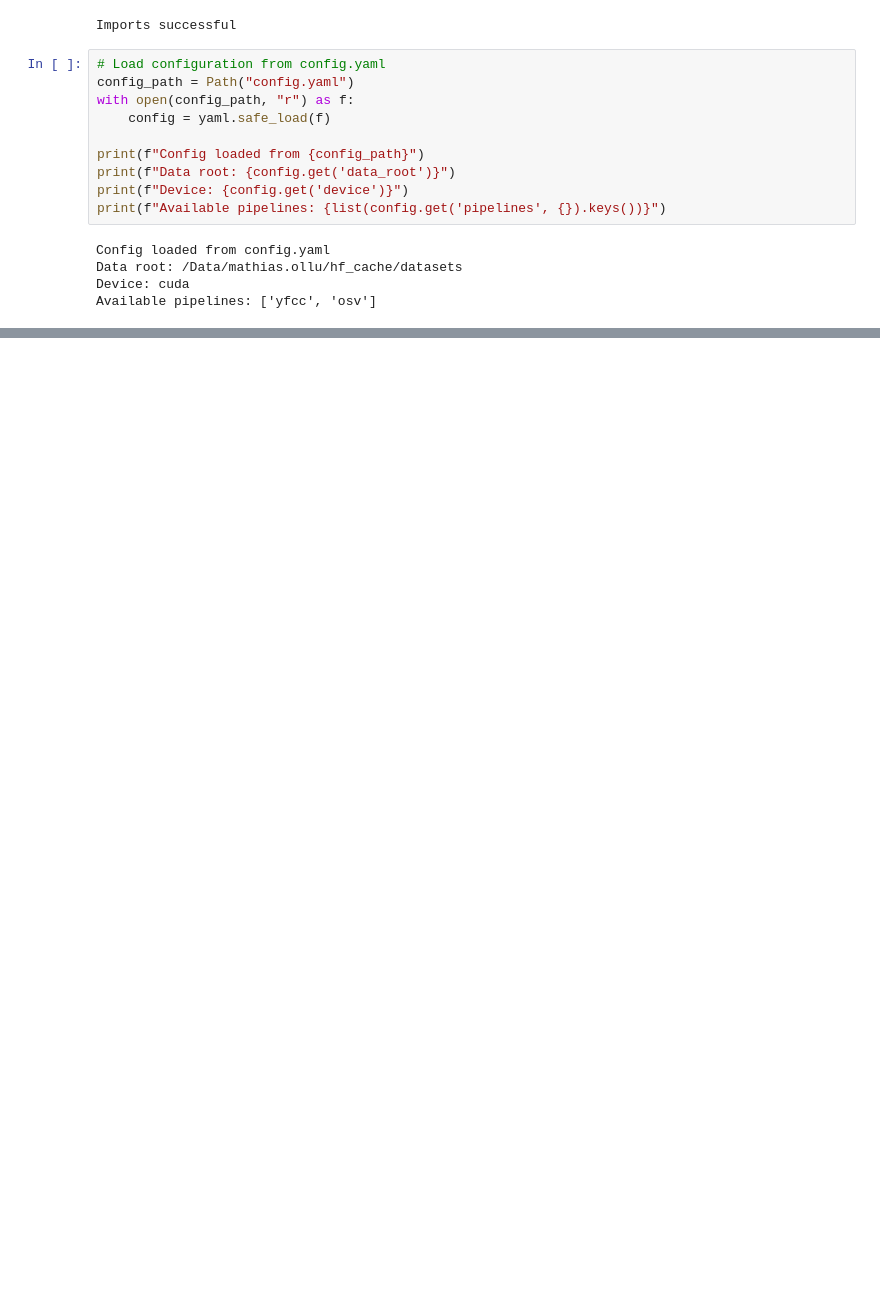
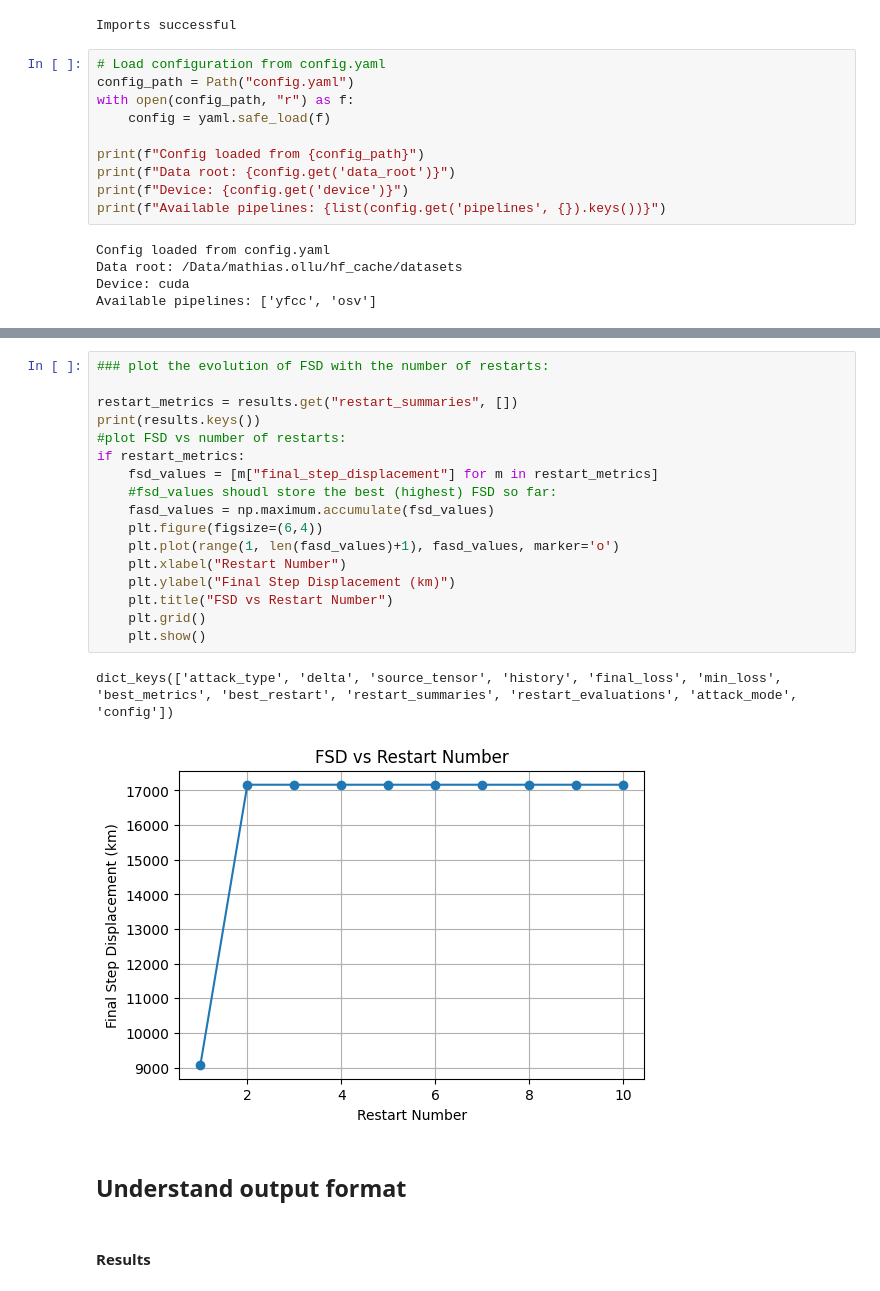
Before and after one commit to matol-16/geographic-privacy, a Jupyter notebook: adversarial_demo/demo_notebooks/eval_notebook_attacks.ipynb, the cells around one changed output, grey strips where cells are left out. Cells and saved outputs as stored; diff of their text form; blank space fills up the shorter version.

```diff
--- a/adversarial_demo/demo_notebooks/eval_notebook_attacks.ipynb
+++ b/adversarial_demo/demo_notebooks/eval_notebook_attacks.ipynb
@@ -262,0 +303,24 @@ GPS Coordinates:
+# %%
+### plot the evolution of FSD with the number of restarts:
+
+restart_metrics = results.get("restart_summaries", [])
+print(results.keys())
+#plot FSD vs number of restarts:
+if restart_metrics:
+    fsd_values = [m["final_step_displacement"] for m in restart_metrics]
+    #fsd_values shoudl store the best (highest) FSD so far:
+    fasd_values = np.maximum.accumulate(fsd_values)
+    plt.figure(figsize=(6,4))
+    plt.plot(range(1, len(fasd_values)+1), fasd_values, marker='o')
+    plt.xlabel("Restart Number")
+    plt.ylabel("Final Step Displacement (km)")
+    plt.title("FSD vs Restart Number")
+    plt.grid()
+    plt.show()
+# %% [output]
+dict_keys(['attack_type', 'delta', 'source_tensor', 'history', 'final_loss', 'min_loss', 'best_metrics', 'best_restart', 'restart_summaries', 'restart_evaluations', 'attack_mode', 'config'])
+[figure, added]
+# %% [markdown]
+## Understand output format
+# %% [markdown]
+#### Results
```
Also changed, not shown: parts of 17 cells of this notebook, 30 other files.
